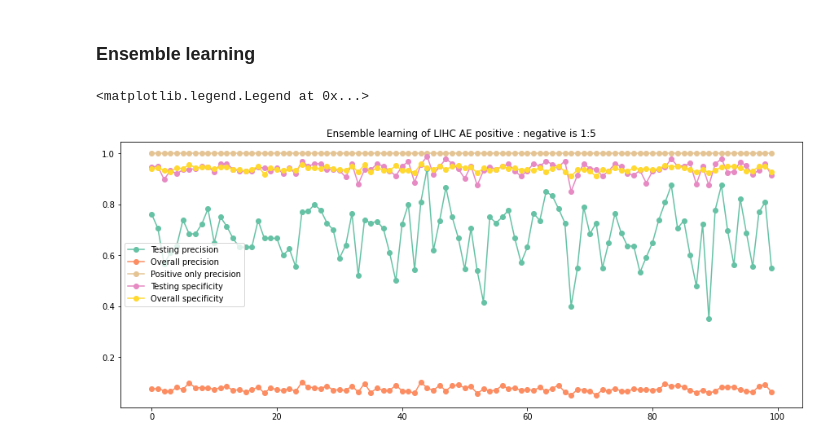
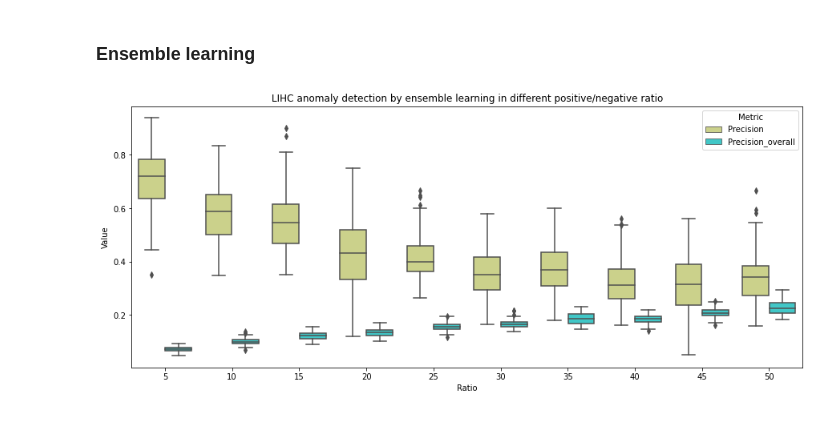
Before and after one commit to brucewu1996/LIHC-Anomaly-detection, a Jupyter notebook: lihc_anomaly_detection.ipynb, the cells around one changed output. Drawn from its saved outputs; the diff is of its cells as text; code cells hidden in the pictures.

Commit message:
Parallel programming for ensemble learning

```diff
--- a/lihc_anomaly_detection.ipynb
+++ b/lihc_anomaly_detection.ipynb
@@ -151,9 +131,0 @@ if os.path.exists(output_path) == False :
-# %%
-from scipy import stats
-pvalue = np.zeros(103)
-for idx,x in enumerate(set(df_boxplot['Gene'])) :
-    negative = df_boxplot[(df_boxplot['Gene'] == x) & (df_boxplot['HBV'] == 'Negative')]['value']
-    positive = df_boxplot[(df_boxplot['Gene'] == x) & (df_boxplot['HBV'] == 'Positive')]['value']
-    p = stats.ttest_ind(negative,positive)
-    pvalue[idx] = p[1]
-p_df = pd.DataFrame({'Gene' : list(set(df_boxplot['Gene'])),'p-values' : pvalue})
@@ -407,12 +304,0 @@ for run in range(n_run) :
-# %%
-plt.figure(figsize=(15,6))
-plt.errorbar(np.arange(100),precision,marker = 'o',label = 'Testing precision',color = colors[0])
-plt.errorbar(np.arange(100),precision_overall,marker = 'o',label = 'Overall precision',color = colors[2])
-plt.errorbar(np.arange(100),precision_positive,marker = 'o',label = 'Positive only precision',color = colors[7])
-plt.errorbar(np.arange(100),sp,marker = 'o',label = 'Testing specificity',color = colors[4])
-plt.errorbar(np.arange(100),sp_overall,marker = 'o',label = 'Overall specificity',color = colors[6])
-plt.title('Ensemble learning of LIHC AE positive : negative is 1:5')
-plt.legend()
-# %% [output]
-<matplotlib.legend.Legend at 0x...>
-[figure, removed]
@@ -418,0 +351,23 @@ plt.legend()
+# %%
+y_overall = np.zeros(lihc_df_stand.T.shape[0])
+idx = [x.split('.')[0] in ens_id for x in lihc_df.index]
+y_overall[idx] = 1
+
+svm_ensemble = svm_ensemble_learning(lihc_hbv,lihc_no_hbv,lihc_df_stand.T,y_overall)
+
+ratio = np.arange(5,55,5)
+metric_df = pd.DataFrame()
+for r in ratio :
+    svm_ensemble.ratio = r
+    df = svm_ensemble.ensemble_svm()
+    metric_df = pd.concat([metric_df,df],axis = 0)
+# %%
+box_df = metric_df.melt(id_vars='Ratio')
+box_df.columns = ['Ratio','Metric','Value']
+plt.figure(figsize=(15,6))
+sns.boxplot(data = box_df,x = 'Ratio',y='Value',hue = 'Metric',palette='rainbow_r')
+plt.title('LIHC anomaly detection by ensemble learning in different positive/negative ratio')
+output_path = '/home/bruce1996/data/LIHC_anomaly_detection/tmp/'
+#plt.savefig(output_path + 'lihc_ae_ensemble_boxplot.png',dpi = 300)
+# %% [output]
+[figure, added]
```
Also changed, not shown: parts of 14 cells of this notebook.
